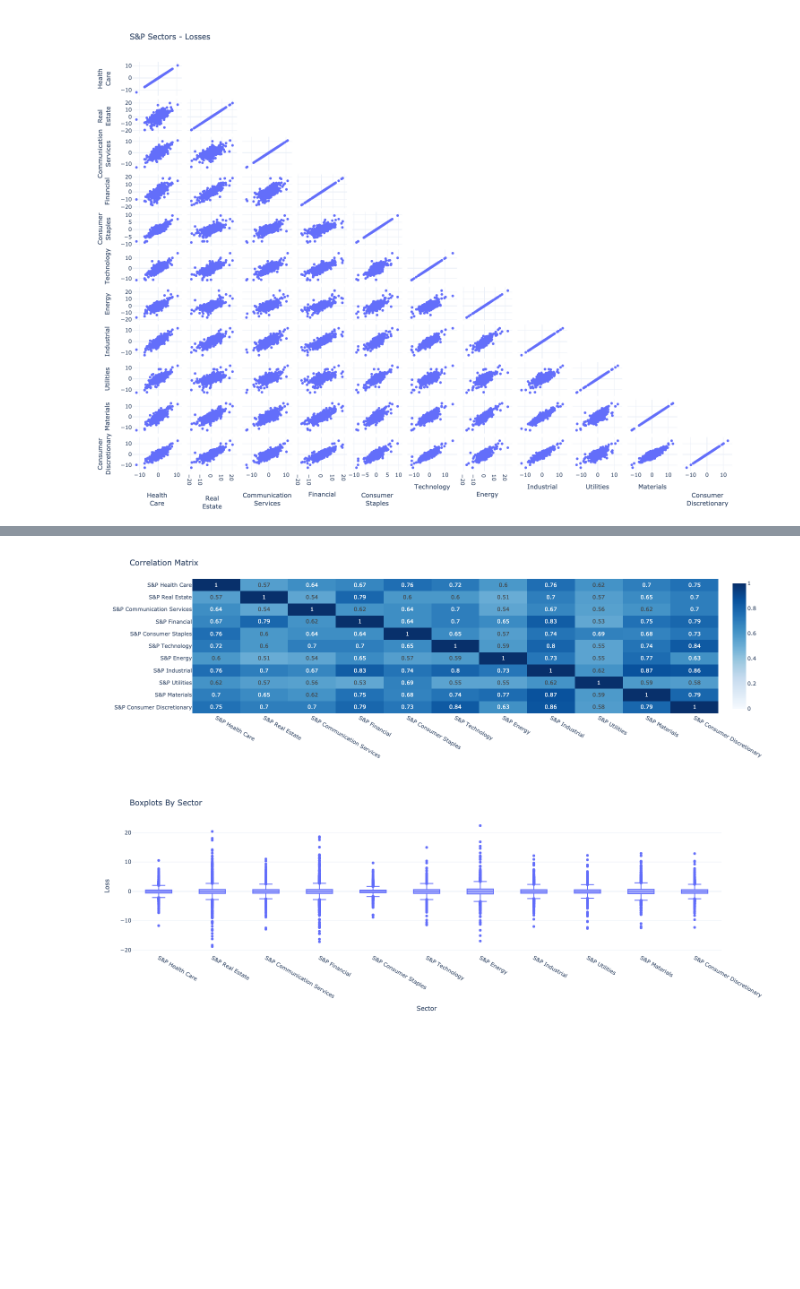
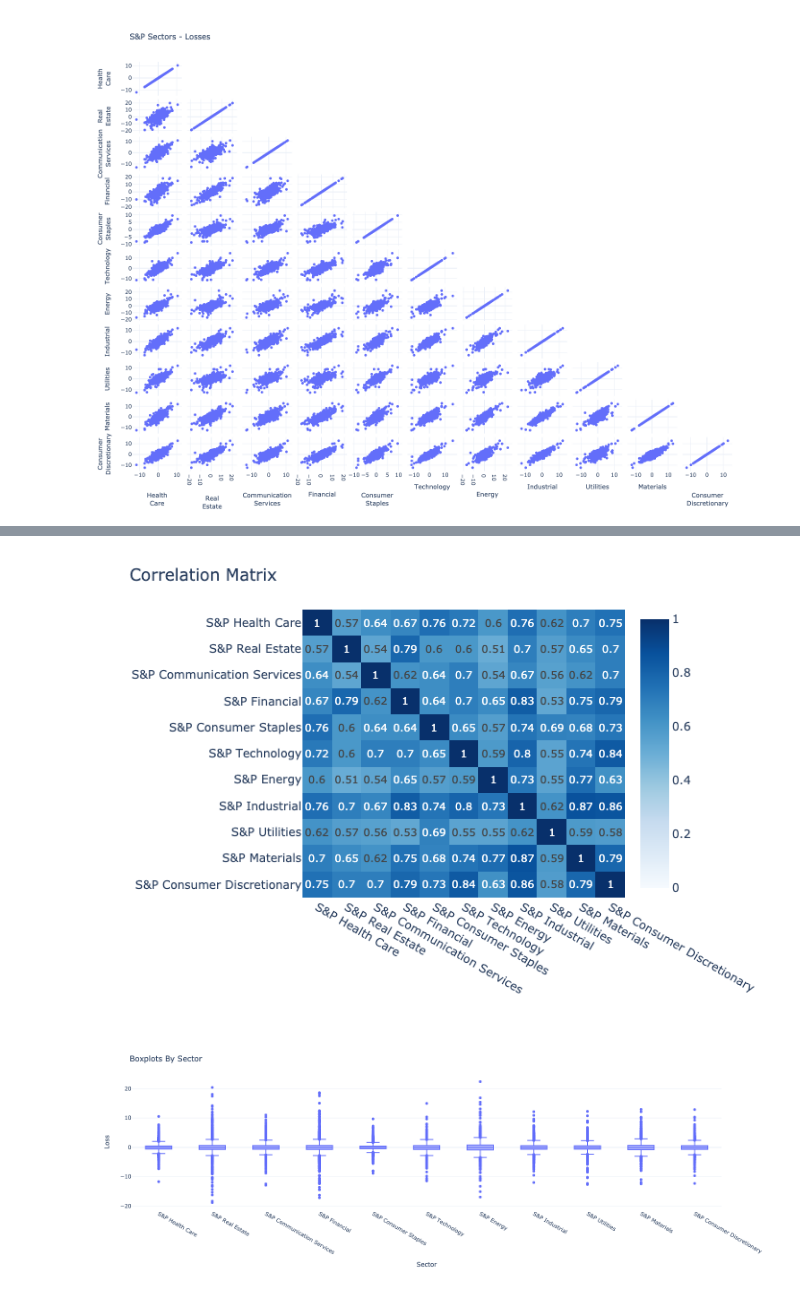
Before and after one commit to MegaCookies88/MSc.-Thesis-EVT-SP500, a Jupyter notebook: EDA_sectors.ipynb, the cells around one changed output, grey strips where cells are left out. Drawn from its saved outputs; the diff is of its cells as text; code cells hidden in the pictures; blank space fills up the shorter version.

```diff
--- a/EDA_sectors.ipynb
+++ b/EDA_sectors.ipynb
@@ -123,10 +135,11 @@ px.imshow(ll.corr().round(2), color_continuous_scale='RdBu_r', range_color=[-1,1
 # %%
 px.imshow(ll.corr().round(2), color_continuous_scale='Blues', range_color=[0,1], text_auto=True, aspect='auto').update_layout(
     title='Correlation Matrix',
-    xaxis_title='', yaxis_title=''
+    xaxis_title='', yaxis_title='',
+    width=700
 )
 # %% [output]
-[figure, old version]
+[figure, new version]
 # %%
 px.box(ll).update_layout(
     xaxis_title='Sector', yaxis_title='Loss',
```
Also changed, not shown: parts of 10 cells of this notebook.
